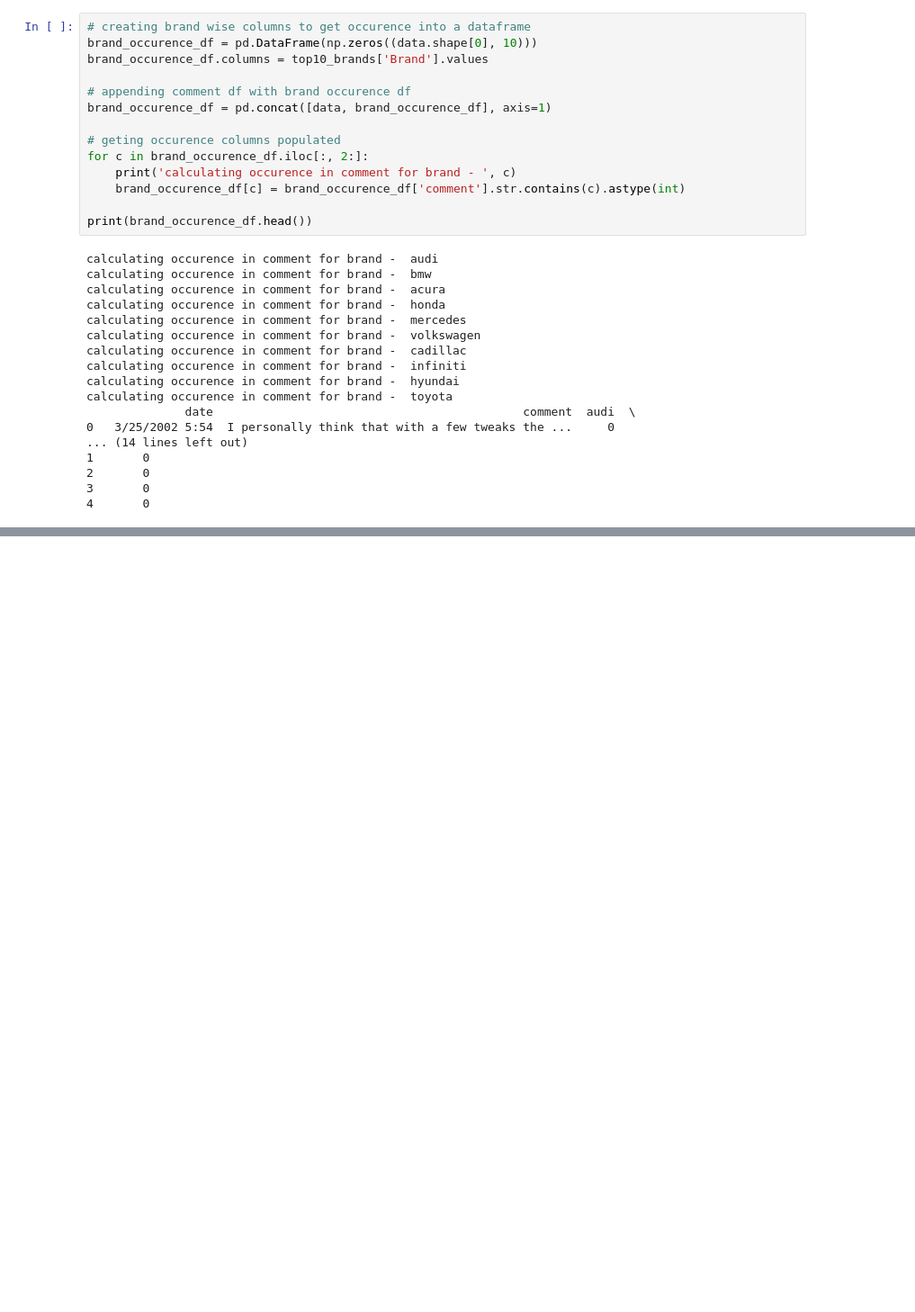
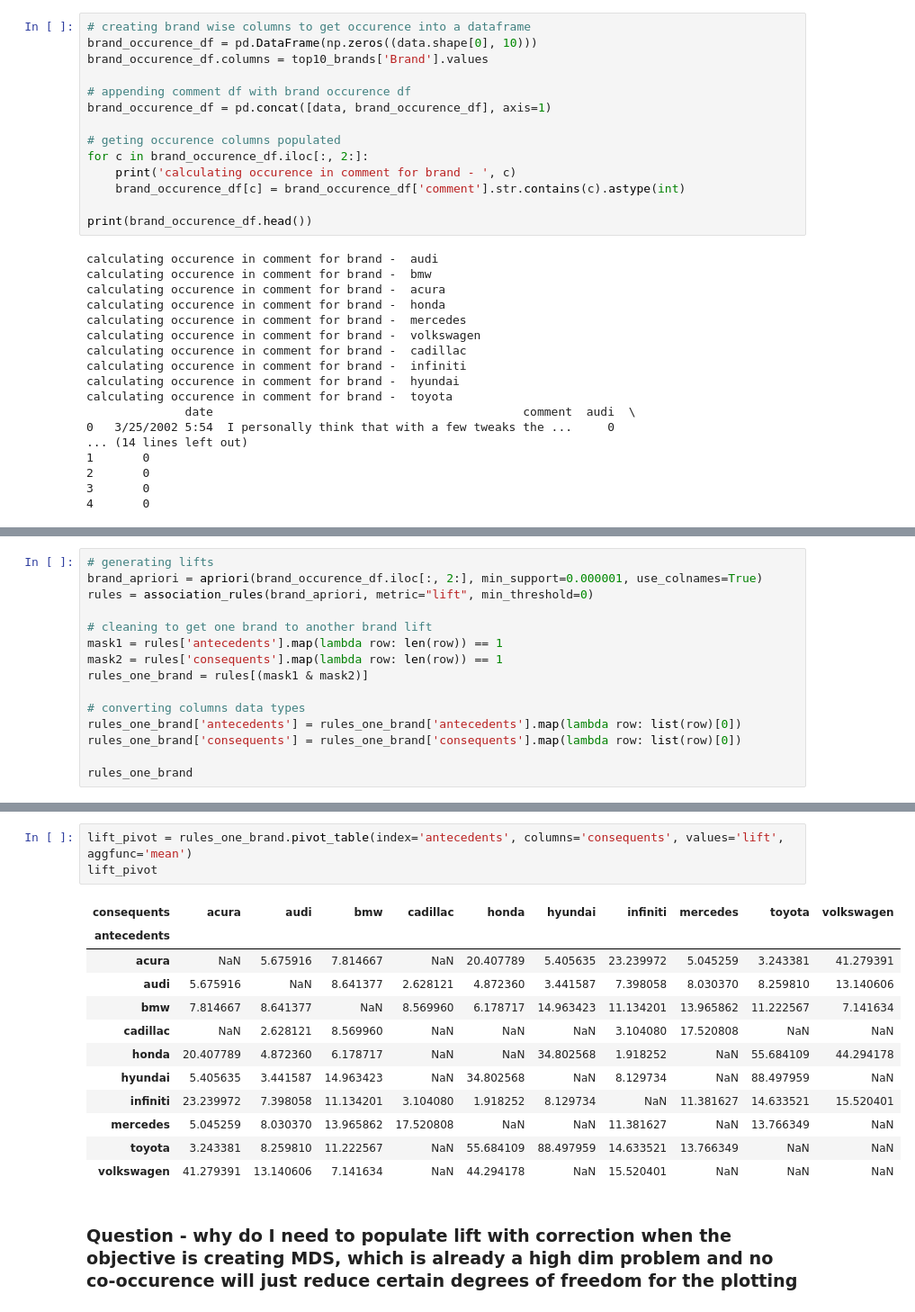
Before and after one commit to vicgpt/Unstructured-Data-Analytics, a Jupyter notebook: Assignment 1 - Car Brands/Car-Brand-Text-Analytics-vishal.ipynb, the cells around one changed output, grey strips where cells are left out. Shown at 90% size. Saved outputs shown, nothing was run; the diff lists cells and outputs as text; blank space fills up the shorter version.

```diff
--- a/Assignment 1 - Car Brands/Car-Brand-Text-Analytics-vishal.ipynb
+++ b/Assignment 1 - Car Brands/Car-Brand-Text-Analytics-vishal.ipynb
@@ -323,0 +361,15 @@ plt.bar(comment_mentions.index, comment_mentions)
+# %%
+# generating lifts
+brand_apriori = apriori(brand_occurence_df.iloc[:, 2:], min_support=0.000001, use_colnames=True)
+rules = association_rules(brand_apriori, metric="lift", min_threshold=0)
+
+# cleaning to get one brand to another brand lift
+mask1 = rules['antecedents'].map(lambda row: len(row)) == 1
+mask2 = rules['consequents'].map(lambda row: len(row)) == 1
+rules_one_brand = rules[(mask1 & mask2)]
+
+# converting columns data types
+rules_one_brand['antecedents'] = rules_one_brand['antecedents'].map(lambda row: list(row)[0])
+rules_one_brand['consequents'] = rules_one_brand['consequents'].map(lambda row: list(row)[0])
+
+rules_one_brand
@@ -323,0 +428,18 @@ plt.bar(comment_mentions.index, comment_mentions)
+# %%
+lift_pivot = rules_one_brand.pivot_table(index='antecedents', columns='consequents', values='lift', aggfunc='mean')
+lift_pivot
+# %% [output]
+| consequents | acura | audi | bmw | cadillac | honda | hyundai | infiniti | mercedes | toyota | volkswagen |
+| antecedents |  |  |  |  |  |  |  |  |  |  |
+| acura | NaN | 5.675916 | 7.814667 | NaN | 20.407789 | 5.405635 | 23.239972 | 5.045259 | 3.243381 | 41.279391 |
+| audi | 5.675916 | NaN | 8.641377 | 2.628121 | 4.872360 | 3.441587 | 7.398058 | 8.030370 | 8.259810 | 13.140606 |
+| bmw | 7.814667 | 8.641377 | NaN | 8.569960 | 6.178717 | 14.963423 | 11.134201 | 13.965862 | 11.222567 | 7.141634 |
+| cadillac | NaN | 2.628121 | 8.569960 | NaN | NaN | NaN | 3.104080 | 17.520808 | NaN | NaN |
+| honda | 20.407789 | 4.872360 | 6.178717 | NaN | NaN | 34.802568 | 1.918252 | NaN | 55.684109 | 44.294178 |
+| hyundai | 5.405635 | 3.441587 | 14.963423 | NaN | 34.802568 | NaN | 8.129734 | NaN | 88.497959 | NaN |
+| infiniti | 23.239972 | 7.398058 | 11.134201 | 3.104080 | 1.918252 | 8.129734 | NaN | 11.381627 | 14.633521 | 15.520401 |
+| mercedes | 5.045259 | 8.030370 | 13.965862 | 17.520808 | NaN | NaN | 11.381627 | NaN | 13.766349 | NaN |
+| toyota | 3.243381 | 8.259810 | 11.222567 | NaN | 55.684109 | 88.497959 | 14.633521 | 13.766349 | NaN | NaN |
+| volkswagen | 41.279391 | 13.140606 | 7.141634 | NaN | 44.294178 | NaN | 15.520401 | NaN | NaN | NaN |
+# %% [markdown]
+### Question - why do I need to populate lift with correction when the objective is creating MDS, which is already a high dim problem and no co-occurence will just reduce certain degrees of freedom for the plotting
```
Also changed, not shown: parts of 7 cells of this notebook.
